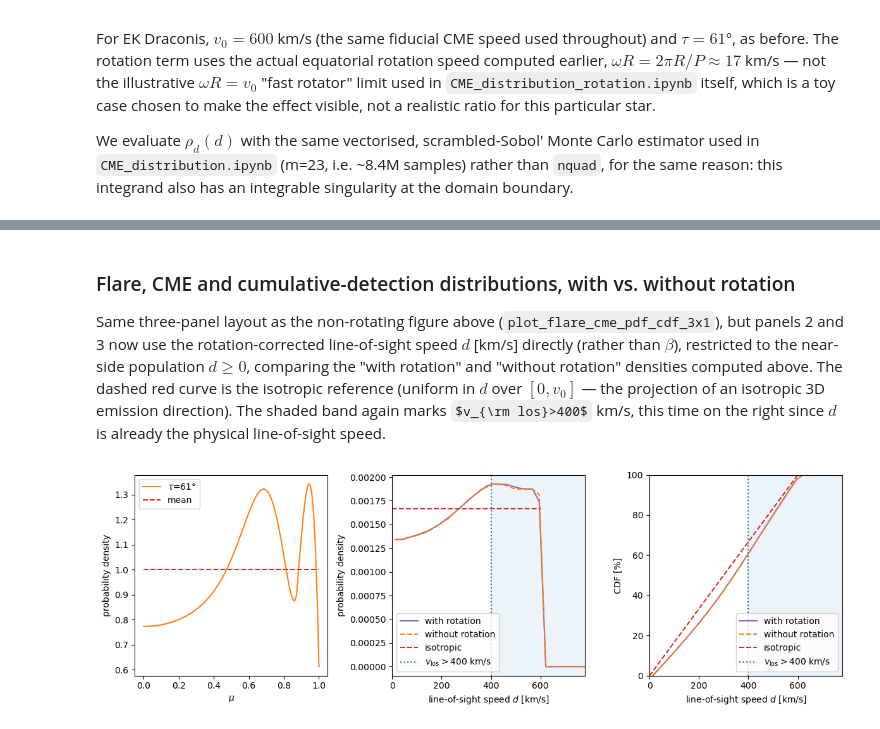
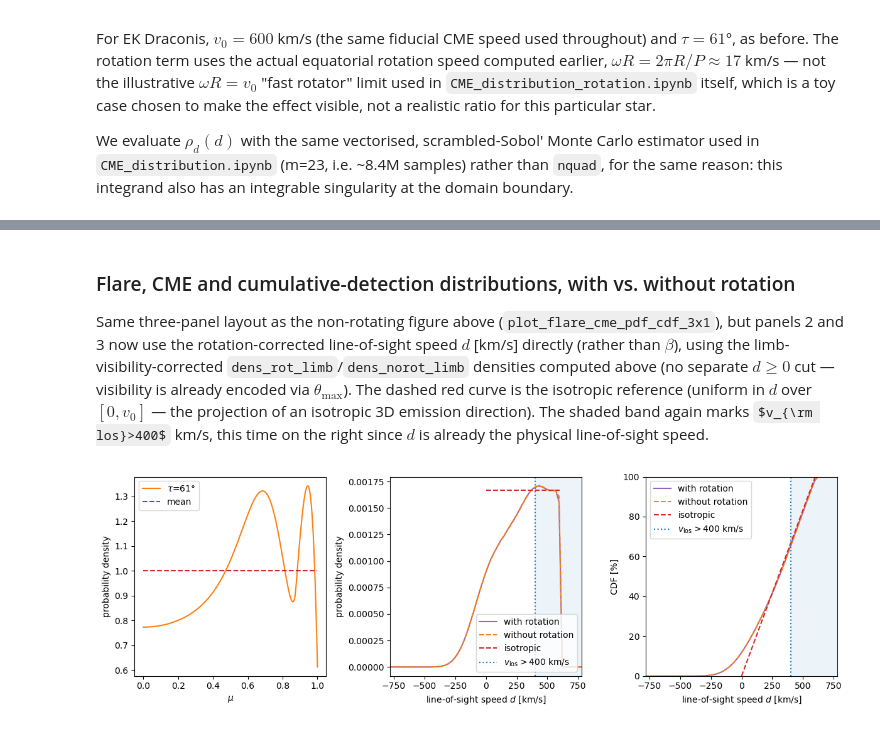
Before and after one commit to demichieldewilde/CME_distribution, a Jupyter notebook: EK_Draconis_CME_observation_ratio.ipynb, the cells around one changed output, grey strips where cells are left out. Saved outputs shown, nothing was run; the diff lists cells and outputs as text; code cells hidden in the pictures; some formulas as TeX source.

Commit message:
Behind the limb effects

```diff
--- a/EK_Draconis_CME_observation_ratio.ipynb
+++ b/EK_Draconis_CME_observation_ratio.ipynb
@@ -394,0 +418,24 @@ File 'calculations/EK_Draconis_dop_norotation.npy' found.
+# %%
+h_over_R = 0.01  # flare height, ~1% of the stellar radius ("solar-like" flare size)
+chi = np.arccos(1.0 / (1.0 + h_over_R))
+theta_max = np.pi / 2 + chi
+print(f"chi = {np.degrees(chi):.2f} deg behind the geometric limb is still visible "
+      f"(theta_max = {np.degrees(theta_max):.2f} deg from the sub-observer point)")
+
+dens_rot_limb = get_or_create_data(
+    "EK_Draconis_dop_rotation_limb", lambda: mc_rho_dops(dops, tau, v0, omega_R, theta_max=theta_max))
+dens_norot_limb = get_or_create_data(
+    "EK_Draconis_dop_norotation_limb", lambda: mc_rho_dops(dops, tau, v0, 0.0, theta_max=theta_max))
+
+plt.plot(dops, dens_rot_limb / np.trapz(dens_rot_limb, dops), color="tab:purple",
+         label=fr"with rotation ($\omega R={omega_R:.0f}$ km/s)")
+plt.plot(dops, dens_norot_limb / np.trapz(dens_norot_limb, dops), "--", color="tab:orange",
+         label="without rotation")
+plt.axvline(v_threshold, color="tab:blue", linestyle=":", label=f"threshold ({v_threshold} km/s)")
+plt.xlabel(r"line-of-sight speed $d$ [km/s]")
+plt.ylabel("probability density")
+plt.title("EK Draconis: line-of-sight speed distribution\n"
+          f"(visible population: near side plus {np.degrees(chi):.1f}° behind the limb)")
+plt.legend()
+plt.xlim(-1.3 * v0, 1.3 * v0)
+plt.show()
@@ -433,10 +490,11 @@ Observed captured-CME fraction: 18.2%  (2/11)
 
 Same three-panel layout as the non-rotating figure above (`plot_flare_cme_pdf_cdf_3x1`), but panels 2
 and 3 now use the rotation-corrected line-of-sight speed $d$ [km/s] directly (rather than $\beta$),
-restricted to the near-side population $d\ge0$, comparing the "with rotation" and "without rotation"
-densities computed above. The dashed red curve is the isotropic reference (uniform in $d$ over
-$[0,v_0]$ — the projection of an isotropic 3D emission direction). The shaded band again marks
-$v_{\rm los}>400$ km/s, this time on the right since $d$ is already the physical line-of-sight speed.
+using the limb-visibility-corrected `dens_rot_limb`/`dens_norot_limb` densities computed above (no
+separate $d\ge0$ cut — visibility is already encoded via $\theta_{\max}$). The dashed red curve is
+the isotropic reference (uniform in $d$ over $[0,v_0]$ — the projection of an isotropic 3D emission
+direction). The shaded band again marks $v_{\rm los}>400$ km/s, this time on the right since $d$ is
+already the physical line-of-sight speed.
 # %%
 def plot_flare_cme_pdf_cdf_3x1_rotation(tau, dops, dens_by_label, v0, v_threshold=None,
                                          n_mu=200, name="dist"):
@@ -448,8 +506,9 @@ def plot_flare_cme_pdf_cdf_3x1_rotation(tau, dops, dens_by_label, v0, v_threshol
 
     fig, axs = plt.subplots(1, 3, figsize=(12, 4), sharex=False)
 
-    near_side = dops >= 0
-    d_pos = dops[near_side]
+    # visibility (near side + behind-the-limb margin) is already encoded in theta_max when
+    # dens_by_label was computed, so no separate d >= 0 cut is applied here.
+    d_pos = dops
 
     # (1) flare PDF in mu (same single tau as the non-rotating figure above)
     ax = axs[0]
@@ -460,10 +519,10 @@ def plot_flare_cme_pdf_cdf_3x1_rotation(tau, dops, dens_by_label, v0, v_threshol
     ax.set_ylabel("probability density")
     ax.legend()
 
-    # (2) CME PDF in line-of-sight speed d, normalised over the near side (d >= 0)
+    # (2) CME PDF in line-of-sight speed d, normalised over the visible population's full support
     ax = axs[1]
     for label, dens_ in dens_by_label.items():
-        d_pdf = dens_[near_side]
+        d_pdf = dens_
         area = np.trapz(d_pdf, d_pos)
         ax.plot(d_pos, d_pdf / area, color=colors[label], linestyle=linestyles[label], label=label)
     d_iso = np.linspace(0, v0, 200)
@@ -473,41 +532,41 @@ def plot_flare_cme_pdf_cdf_3x1_rotation(tau, dops, dens_by_label, v0, v_threshol
         ax.axvline(v_threshold, color="tab:blue", linestyle=":", lw=1.5, label=fr"$v_{{\rm los}}>{v_threshold}$ km/s")
     ax.set_xlabel(r"line-of-sight speed $d$ [km/s]")
     ax.set_ylabel("probability density")
-    ax.set_xlim(0, d_pos.max())
+    ax.set_xlim(d_pos.min(), d_pos.max())
     ax.legend()
 
     # (3) CME CDF in d, percent
     ax = axs[2]
     for label, dens_ in dens_by_label.items():
-        d_pdf = dens_[near_side]
+        d_pdf = dens_
         cdf_ = cumulative_trapezoid(d_pdf, d_pos, initial=0)
         ax.plot(d_pos, cdf_ / cdf_[-1] * 100, color=colors[label], linestyle=linestyles[label], label=label)
-    iso_cdf = np.clip(d_iso / v0 * 100, 0, 100)
+    iso_cdf = np.clip((d_iso - 0) / v0 * 100, 0, 100)
     ax.plot(d_iso, iso_cdf, "--", color="tab:red", label="isotropic")
     if v_threshold is not None:
         ax.axvspan(v_threshold, d_pos.max(), color="tab:blue", alpha=0.08)
         ax.axvline(v_threshold, color="tab:blue", linestyle=":", lw=1.5, label=fr"$v_{{\rm los}}>{v_threshold}$ km/s")
     ax.set_xlabel(r"line-of-sight speed $d$ [km/s]")
     ax.set_ylabel("CDF [%]")
     ax.set_ylim(0, 100)
-    ax.set_xlim(0, d_pos.max())
+    ax.set_xlim(d_pos.min(), d_pos.max())
     ax.legend()
 
     plt.tight_layout()
     Path("Figures").mkdir(exist_ok=True)
     plt.savefig(f"Figures/{name}.pdf")
     return fig, axs
 
 
 fig, axs = plot_flare_cme_pdf_cdf_3x1_rotation(
     tau=tau,
     dops=dops,
-    dens_by_label={"with rotation": dens_rot, "without rotation": dens_norot},
+    dens_by_label={"with rotation": dens_rot_limb, "without rotation": dens_norot_limb},
     v0=v0,
     v_threshold=v_threshold,
     name="EK_Draconis_rotation_dist",
 )
 plt.show()
 # %% [output]
-[figure, old version]
+[figure, new version]
 # %% [markdown]
```
Also changed, not shown: parts of 6 cells of this notebook, 4 other files.
